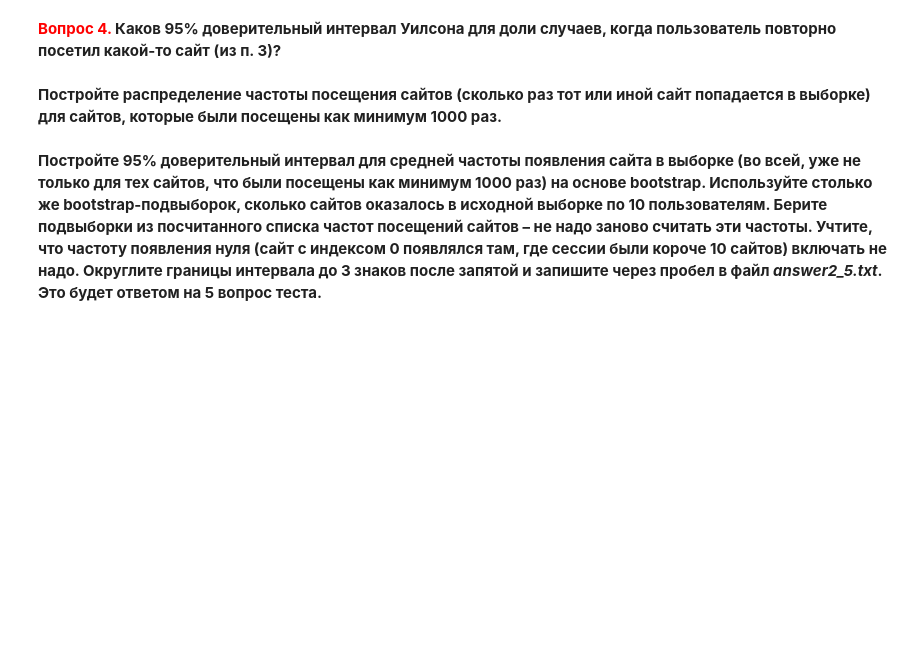
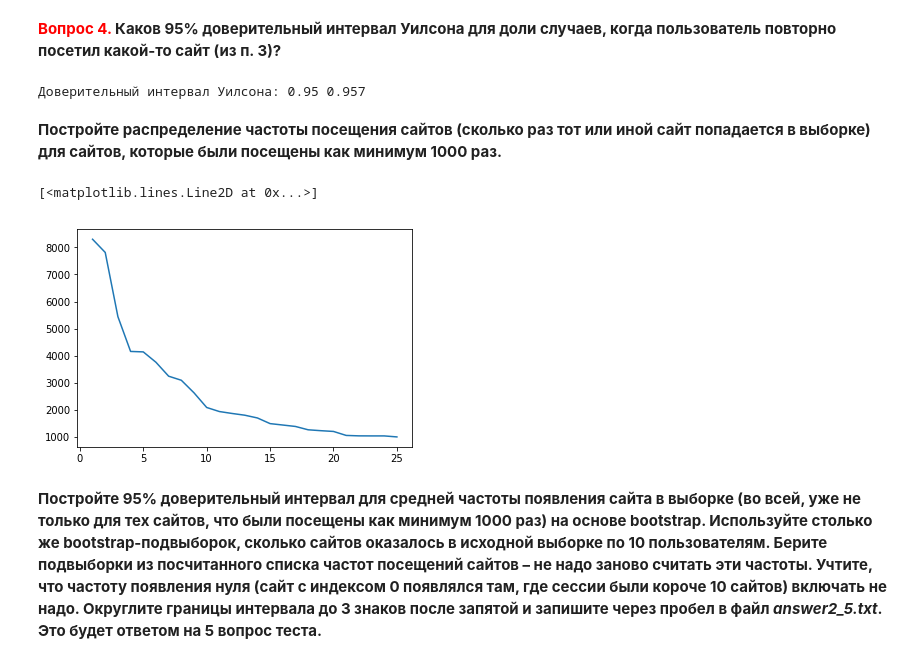
Before and after one commit to n-surkov/coursera_ml, a Jupyter notebook: solution/week2_analysis_hypotheses.ipynb, the cells around one changed output. Saved outputs shown, nothing was run; the diff lists cells and outputs as text; code cells hidden in the pictures; blank space fills up the shorter version.

```diff
--- a/solution/week2_analysis_hypotheses.ipynb
+++ b/solution/week2_analysis_hypotheses.ipynb
@@ -271,7 +303,12 @@ wilson_interval = ''' ВАШ КОД ЗДЕСЬ '''
 # %%
-print('{} {}'.format(round(wilson_interval[0], 3),
-                                   round(wilson_interval[1], 3)))
+wilson_interval = proportion_confint(k, n, method = 'wilson')
+string_wilson_interval = '{} {}'.format(round(wilson_interval[0], 3),
+                                        round(wilson_interval[1], 3))
+# %%
+print('Доверительный интервал Уилсона: ' + string_wilson_interval)
+with open('./answers/ans4.txt', 'w') as fo:
+    fo.write(string_wilson_interval)
+# %% [output]
+Доверительный интервал Уилсона: 0.95 0.957
 # %% [markdown]
 **Постройте распределение частоты посещения сайтов (сколько раз тот или иной сайт попадается в выборке) для сайтов, которые были посещены как минимум 1000 раз.**
-# %%
-site_freqs = ''' ВАШ КОД ЗДЕСЬ '''
@@ -280,3 +315,13 @@ site_freqs = ''' ВАШ КОД ЗДЕСЬ '''
+# %%
+with open(os.path.join(PATH_TO_DATA, 'site_freq_10users.pkl'), 'rb') as fo:
+    site_freqs = pickle.load(fo)
+    site_freqs = [val[1] for val in site_freqs.values()]
+cut_site_freqs = [val for val in site_freqs if val >= 1000]
+# %%
+plt.plot(np.arange(1, len(cut_site_freqs) + 1), cut_site_freqs)
+# %% [output]
+[<matplotlib.lines.Line2D at 0x...>]
+[figure, added]
 # %% [markdown]
 **Постройте 95% доверительный интервал для средней частоты появления сайта в выборке (во всей, уже не только для тех сайтов, что были посещены как минимум 1000 раз) на основе bootstrap. Используйте столько же bootstrap-подвыборок, сколько сайтов оказалось в исходной выборке по 10 пользователям. Берите подвыборки из посчитанного списка частот посещений сайтов – не надо заново считать эти частоты. Учтите, что частоту появления нуля (сайт с индексом 0 появлялся там, где сессии были короче 10 сайтов) включать не надо. Округлите границы интервала до 3 знаков после запятой и запишите через пробел в файл *answer2_5.txt*. Это будет ответом на 5 вопрос теста.**
 # %% [markdown]
```
Also changed, not shown: parts of 19 cells of this notebook.
